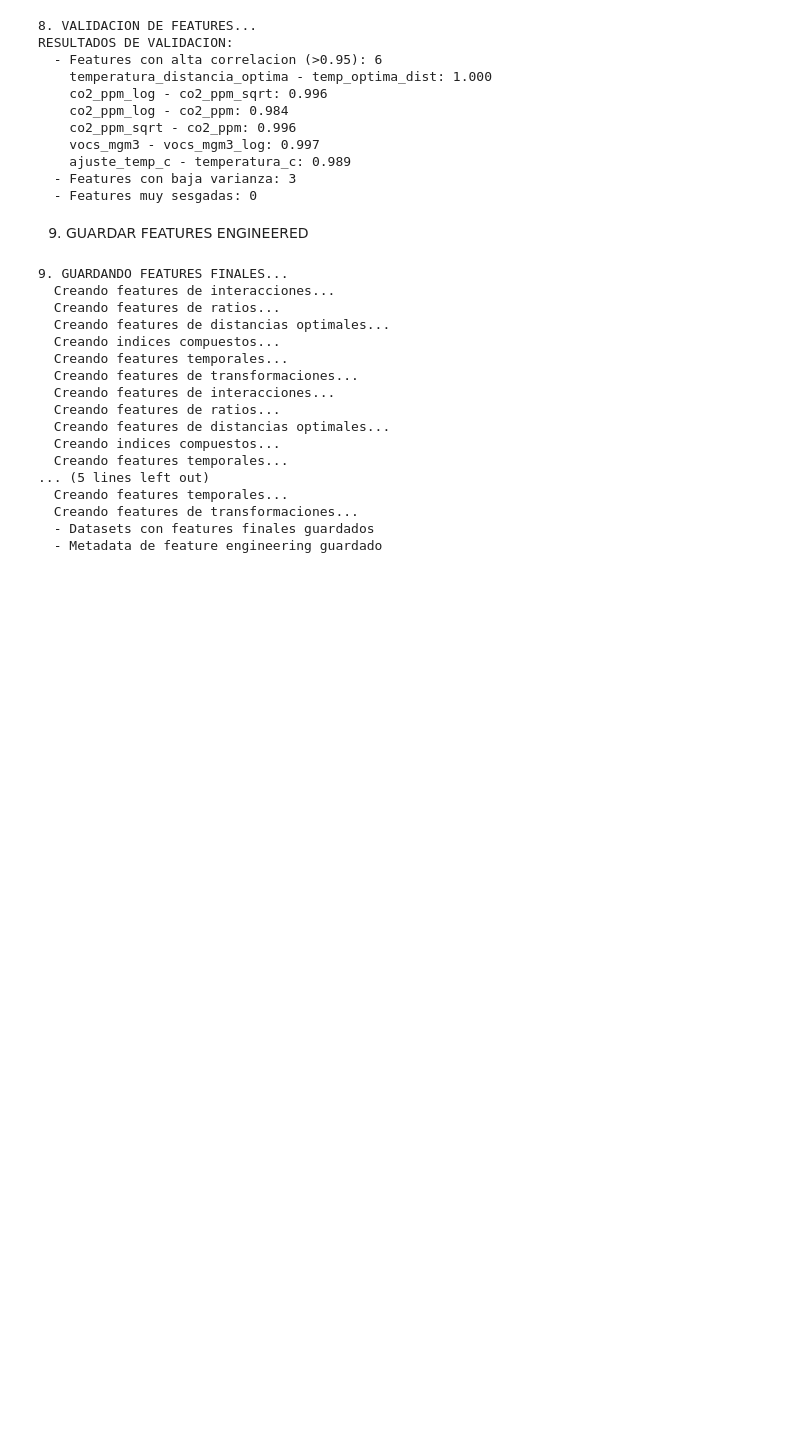
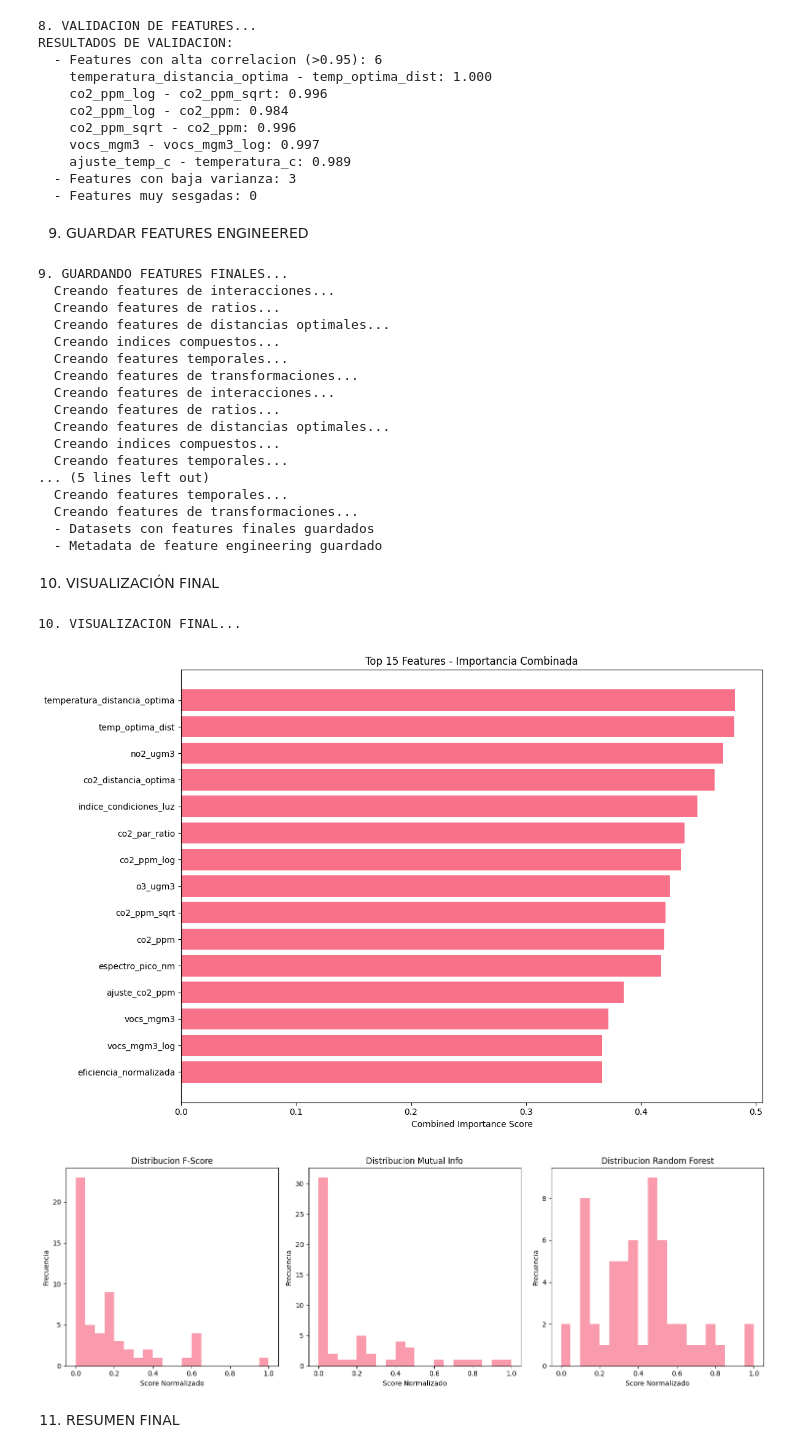
Before and after one commit to Vladimir-Cortes-Developer/UrbanAgricultureOfPrecisionWithPhotoluminescence, a Jupyter notebook: notebooks/02_feature_engineering.ipynb, the cells around one changed output. Drawn from its saved outputs; the diff is of its cells as text; code cells hidden in the pictures; blank space fills up the shorter version.

```diff
--- a/notebooks/02_feature_engineering.ipynb
+++ b/notebooks/02_feature_engineering.ipynb
@@ -788,3 +788,43 @@ print("  - Metadata de feature engineering guardado")
   Creando features de transformaciones...
   - Datasets con features finales guardados
   - Metadata de feature engineering guardado
+# %% [markdown]
+10. VISUALIZACIÓN FINAL
+# %%
+# ============================================================================
+# 10. VISUALIZACIÓN FINAL
+# ============================================================================
+
+print("\n10. VISUALIZACION FINAL...")
+
+# Gráfico de importancia de features
+plt.figure(figsize=(12, 8))
+top_15_features = feature_selection_ef.head(15)
+plt.barh(range(len(top_15_features)), top_15_features['combined_score'])
+plt.yticks(range(len(top_15_features)), top_15_features['feature'])
+plt.xlabel('Combined Importance Score')
+plt.title('Top 15 Features - Importancia Combinada')
+plt.gca().invert_yaxis()
+plt.tight_layout()
+plt.show()
+
+# Distribución de scores por método
+plt.figure(figsize=(15, 5))
+methods = ['f_score_norm', 'mutual_info_norm', 'rf_importance_norm']
+method_names = ['F-Score', 'Mutual Info', 'Random Forest']
+
+for i, (method, name) in enumerate(zip(methods, method_names)):
+    plt.subplot(1, 3, i+1)
+    plt.hist(feature_selection_ef[method], bins=20, alpha=0.7)
+    plt.title(f'Distribucion {name}')
+    plt.xlabel('Score Normalizado')
+    plt.ylabel('Frecuencia')
+
+plt.tight_layout()
+plt.show()
+# %% [output]
+10. VISUALIZACION FINAL...
+[figure, added]
+[figure, added]
+# %% [markdown]
+11. RESUMEN FINAL
```
Also changed, not shown: parts of 1 cell of this notebook, 5 other files.
